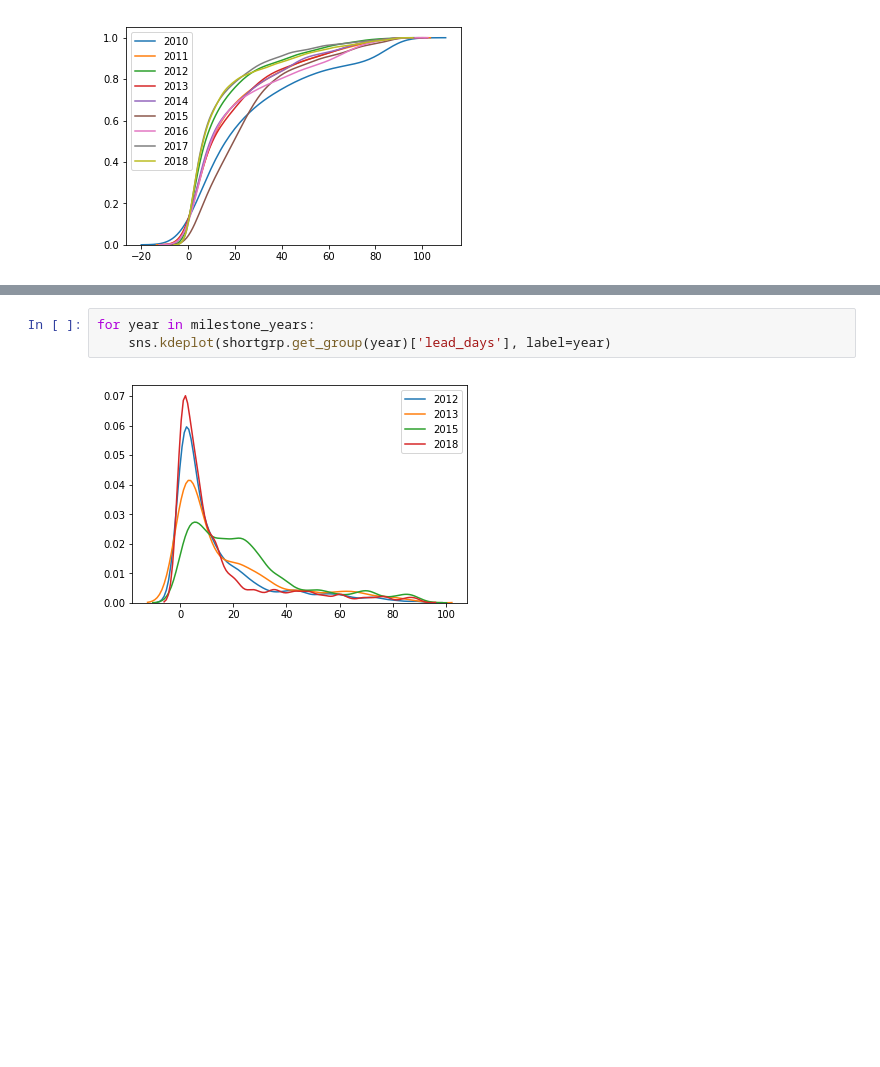
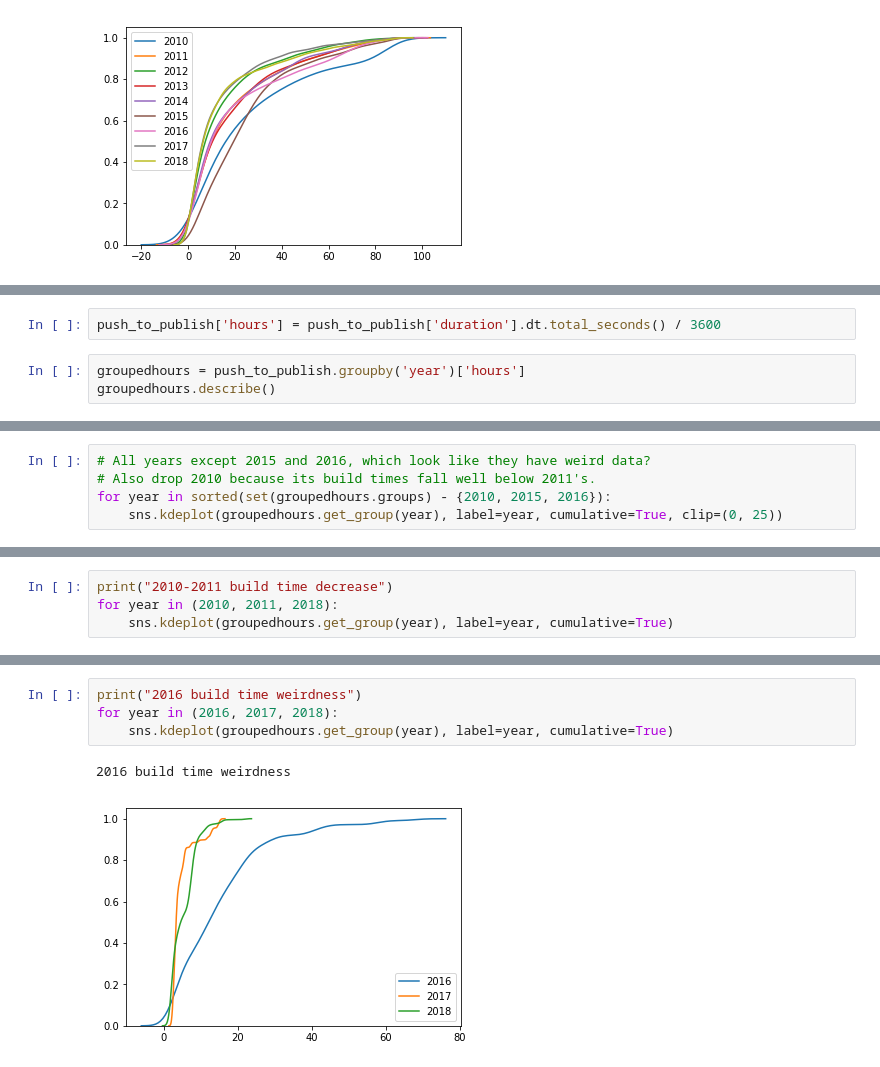
Before and after one commit to mars-f/firefox-workflow-analysis, a Jupyter notebook: october-workflow-last-8-years.ipynb, the cells around one changed output, grey strips where cells are left out. Drawn from its saved outputs; the diff is of its cells as text; blank space fills up the shorter version.

```diff
--- a/analysis.ipynb
+++ b/october-workflow-last-8-years.ipynb
@@ -217,0 +239,5 @@ milestone_years = (2012, 2013, 2015, 2018)
+# %%
+push_to_publish['hours'] = push_to_publish['duration'].dt.total_seconds() / 3600
+# %%
+groupedhours = push_to_publish.groupby('year')['hours']
+groupedhours.describe()
@@ -217,0 +256,5 @@ milestone_years = (2012, 2013, 2015, 2018)
+# %%
+# All years except 2015 and 2016, which look like they have weird data?
+# Also drop 2010 because its build times fall well below 2011's.
+for year in sorted(set(groupedhours.groups) - {2010, 2015, 2016}):
+    sns.kdeplot(groupedhours.get_group(year), label=year, cumulative=True, clip=(0, 25))
@@ -217,0 +263,4 @@ milestone_years = (2012, 2013, 2015, 2018)
+# %%
+print("2010-2011 build time decrease")
+for year in (2010, 2011, 2018):
+    sns.kdeplot(groupedhours.get_group(year), label=year, cumulative=True)
@@ -218,6 +270,8 @@ milestone_years = (2012, 2013, 2015, 2018)
 # %%
-for year in milestone_years:
-    sns.kdeplot(shortgrp.get_group(year)['lead_days'], label=year)
+print("2016 build time weirdness")
+for year in (2016, 2017, 2018):
+    sns.kdeplot(groupedhours.get_group(year), label=year, cumulative=True)
 # %% [output]
+2016 build time weirdness
-[figure, old version]
+[figure, new version]
 # %%
```
Also changed, not shown: parts of 18 cells of this notebook, 2 other files.
